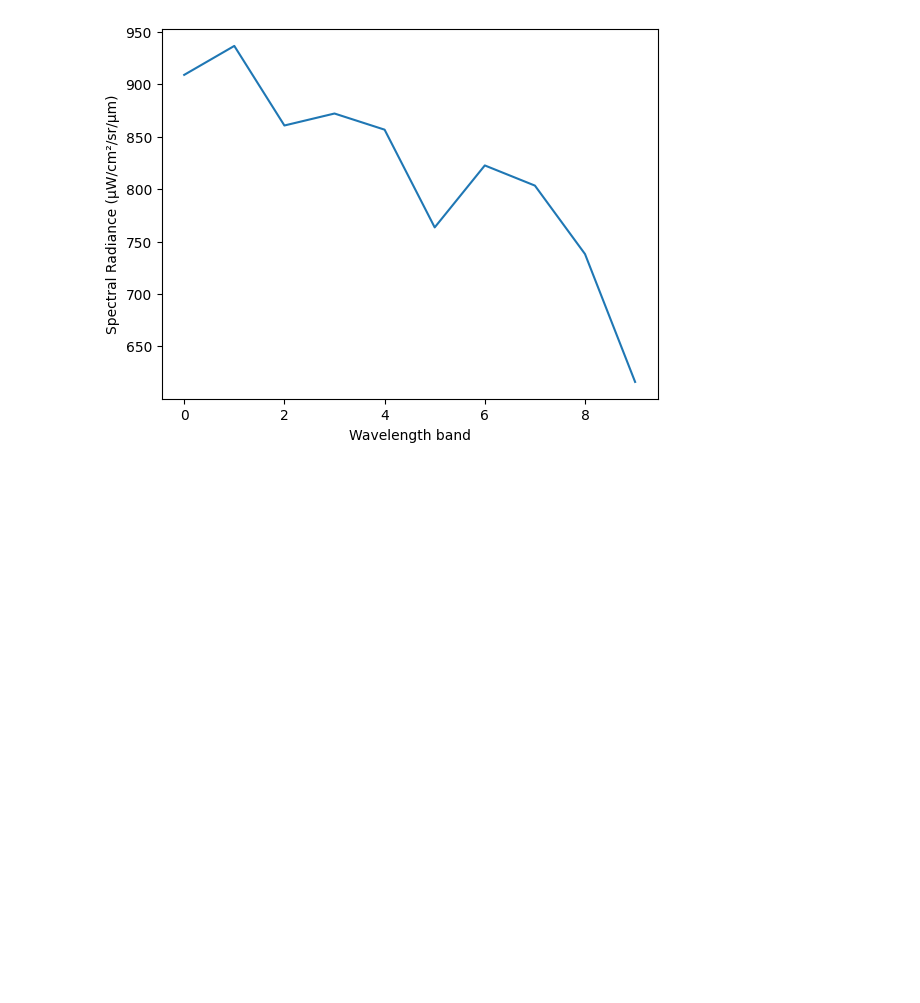
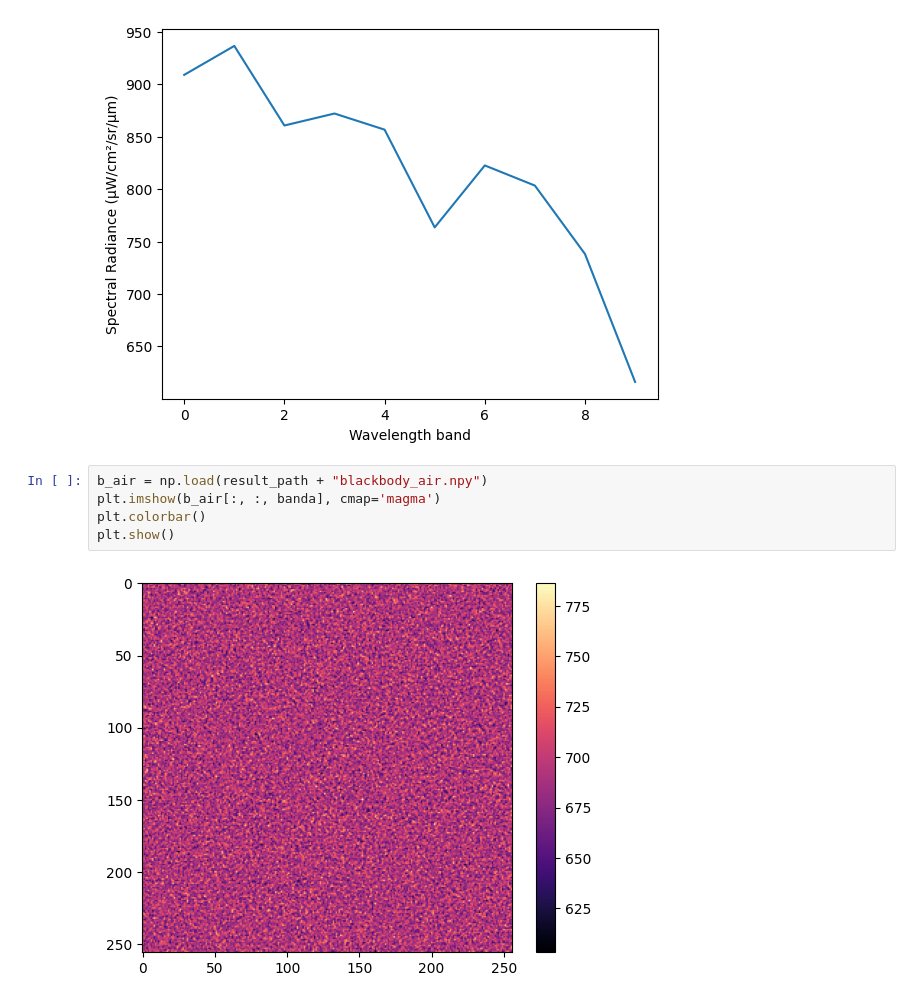
Before and after one commit to pimientoyolo/miThermal, a Jupyter notebook: notebooks/view_static.ipynb, the cells around one changed output. Drawn from its saved outputs; the diff is of its cells as text; blank space fills up the shorter version.

```diff
--- a/notebooks/view_static.ipynb
+++ b/notebooks/view_static.ipynb
@@ -50,3 +50,10 @@ plt.ylabel("Spectral Radiance (μW/cm²/sr/μm)")
 # %% [output]
 Text(0, 0.5, 'Spectral Radiance (μW/cm²/sr/μm)')
 [figure]
+# %%
+b_air = np.load(result_path + "blackbody_air.npy")
+plt.imshow(b_air[:, :, banda], cmap='magma')
+plt.colorbar()
+plt.show()
+# %% [output]
+[figure, added]
```
Also changed, not shown: parts of 3 cells of this notebook, 6 other files.
